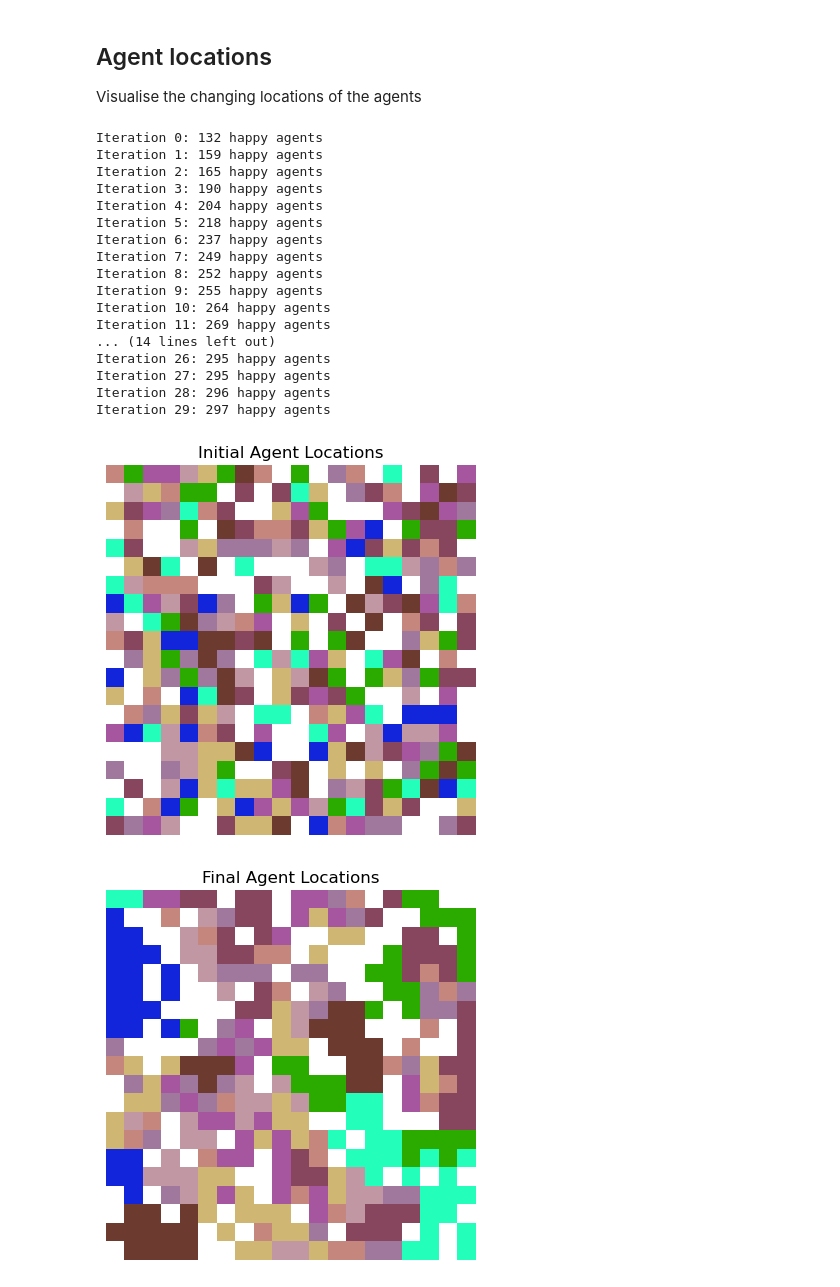
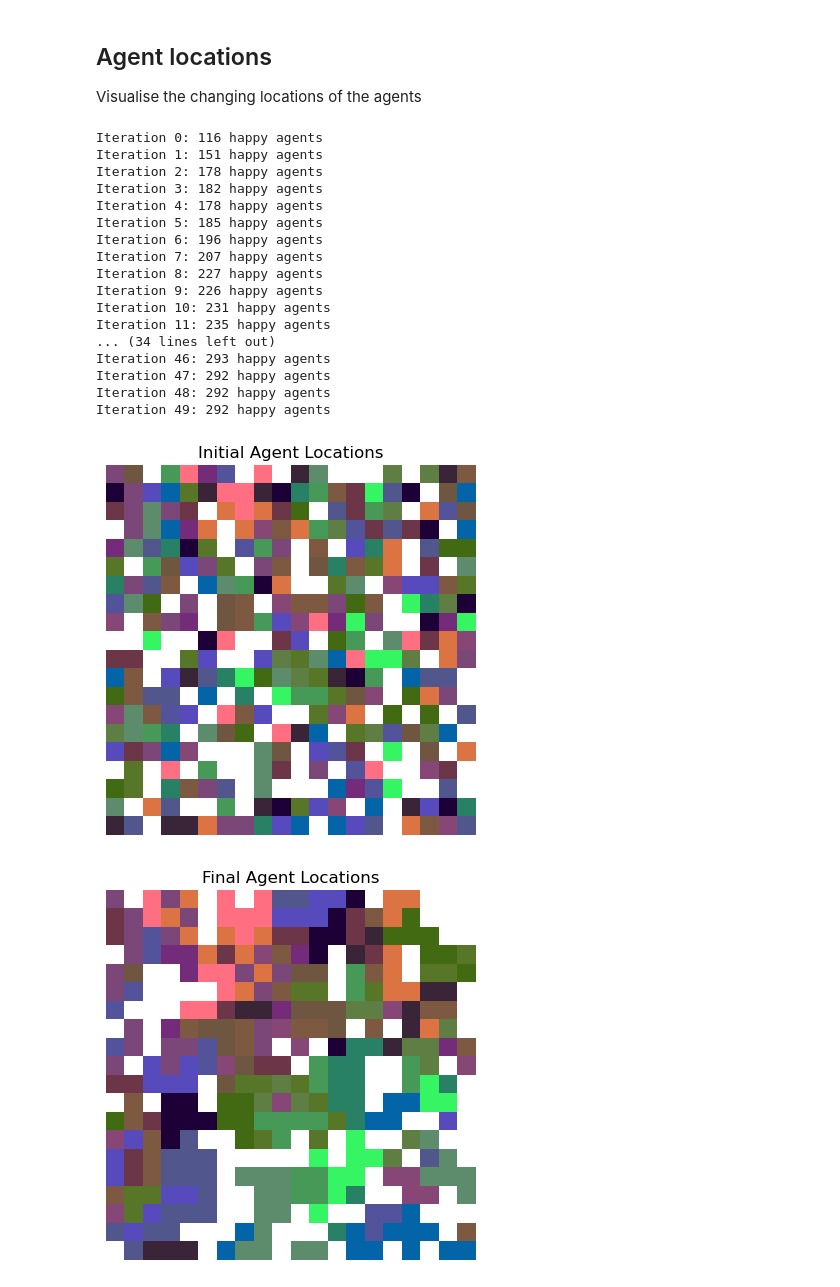
Before and after one commit to nickmalleson/playground, a Jupyter notebook: llm/schelling_embeddings.ipynb, the cells around one changed output. Saved outputs shown, nothing was run; the diff lists cells and outputs as text; code cells hidden in the pictures.

```diff
--- a/llm/schelling_embeddings.ipynb
+++ b/llm/schelling_embeddings.ipynb
@@ -111,51 +117,52 @@ Visualise the changing locations of the agents
 # --- Step 2: Create and run the model
 model = SchellingModel(household_descriptions,
                            grid_size=20,
                            num_agents=300,
-                           similarity_threshold=0.53,
-                           max_iters=30)
+                           similarity_threshold=0.50,
+                           max_iters=50)
 
 # Save initial positions before running the simulation
 initial_positions = [(agent.pos, agent.desc_idx) for agent in model.agents]
 
 # Run the simulation (updates agent positions)
 model.run(do_plots=False)
 
 # Save final positions
 final_positions = [(agent.pos, agent.desc_idx) for agent in model.agents]
 
 # --- Step 3: Plotting function
 def plot_agent_positions(agent_data, title, rgb_map, grid_size=20):
     img = np.ones((grid_size, grid_size, 3))  # white background
     for (x, y), desc_idx in agent_data:
         rgb = rgb_map[desc_idx]
         scaled = (rgb - rgb_map.min()) / (rgb_map.max() - rgb_map.min())
         img[x, y] = scaled
     plt.imshow(img)
     plt.title(title)
     plt.axis("off")
+    plt.savefig(f"{title.replace(" ", "_")}.pdf", bbox_inches='tight', dpi=128)
     plt.show()
 
 # --- Step 4: Show both grids
 plot_agent_positions(initial_positions, "Initial Agent Locations", model.rgb_map)
 plot_agent_positions(final_positions, "Final Agent Locations", model.rgb_map)
 # %% [output]
-Iteration 0: 132 happy agents
-Iteration 1: 159 happy agents
-Iteration 2: 165 happy agents
-Iteration 3: 190 happy agents
-Iteration 4: 204 happy agents
-Iteration 5: 218 happy agents
-Iteration 6: 237 happy agents
-Iteration 7: 249 happy agents
-Iteration 8: 252 happy agents
-Iteration 9: 255 happy agents
-Iteration 10: 264 happy agents
-Iteration 11: 269 happy agents
-... (14 lines left out)
-Iteration 26: 295 happy agents
-Iteration 27: 295 happy agents
-Iteration 28: 296 happy agents
-Iteration 29: 297 happy agents
+Iteration 0: 116 happy agents
+Iteration 1: 151 happy agents
+Iteration 2: 178 happy agents
+Iteration 3: 182 happy agents
+Iteration 4: 178 happy agents
+Iteration 5: 185 happy agents
+Iteration 6: 196 happy agents
+Iteration 7: 207 happy agents
+Iteration 8: 227 happy agents
+Iteration 9: 226 happy agents
+Iteration 10: 231 happy agents
+Iteration 11: 235 happy agents
+... (34 lines left out)
+Iteration 46: 293 happy agents
+Iteration 47: 292 happy agents
+Iteration 48: 292 happy agents
+Iteration 49: 292 happy agents
-[figure, old version]
+[figure, new version]
-[figure, old version]
+[figure, new version]
```
Also changed, not shown: parts of 4 cells of this notebook, 1 other file.
